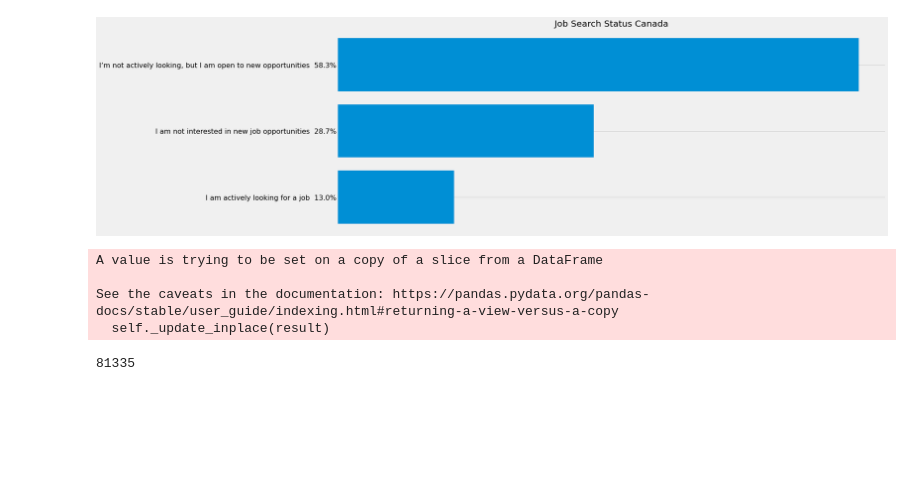
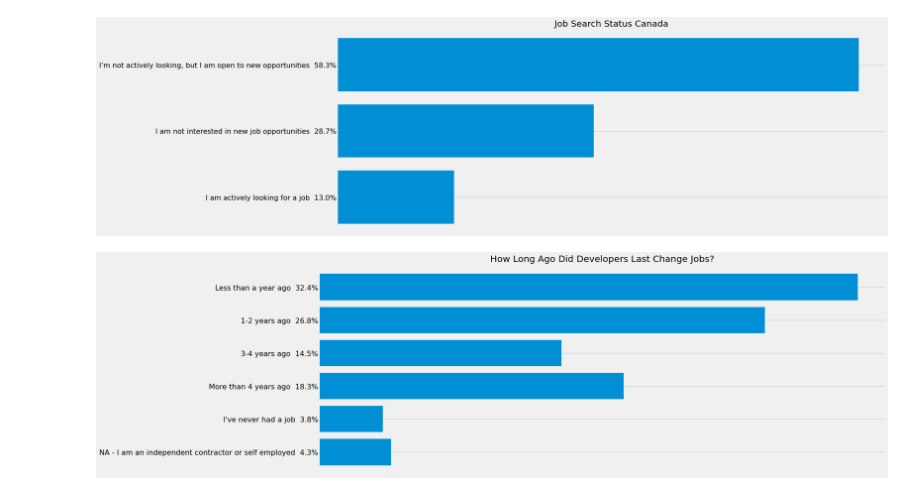
Before and after one commit to qristinius/Stackoverflow-Survey-2019, a Jupyter notebook: dev_survey_results_2019.ipynb, the cells around one changed output. Drawn from its saved outputs; the diff is of its cells as text; code cells hidden in the pictures; blank space fills up the shorter version.

```diff
--- a/dev_survey_results_2019.ipynb
+++ b/dev_survey_results_2019.ipynb
@@ -1755,17 +1754,20 @@ for item in items:
 Build_Barh_sizes( key_Phrases , Quantity, Job_seek_canada ,"fivethirtyeight", False , (20,8), "Job Search Status Canada")
 # %% [output]
 [figure]
-# %%
-DevType = data["DevType"]
-DevType.dropna(inplace =True)
-#DevType = DevType.str.split(";")
-DevType_jobseek = data[(DevType != "nan") & ((data["JobSeek"] != "nann") )]
-new_devtype_jobseek = DevType_jobseek["DevType"]
-new_devtype_jobseek.dropna(inplace = True)
-len(new_devtype_jobseek)
-# %% [output]
-A value is trying to be set on a copy of a slice from a DataFrame
-
-See the caveats in the documentation: https://pandas.pydata.org/pandas-docs/stable/user_guide/indexing.html#returning-a-view-versus-a-copy
-  self._update_inplace(result)
-81335
+# %%
+change_job = data["LastHireDate"]
+change_job.dropna(inplace =True)
+
+counted  = Counter(change_job)
+
+key_Phrases  =["NA - I am an independent contractor or self employed", "I've never had a job", "More than 4 years ago", "3-4 years ago",
+ "1-2 years ago", "Less than a year ago"]
+
+Quantity = []
+
+for i in key_Phrases:
+    Quantity.append(counted[i])
+
+Build_Barh_sizes( key_Phrases , Quantity, change_job ,"fivethirtyeight", False , (20,8), "How Long Ago Did Developers Last Change Jobs?")
+# %% [output]
+[figure, added]
```
Also changed, not shown: parts of 9 cells of this notebook.
